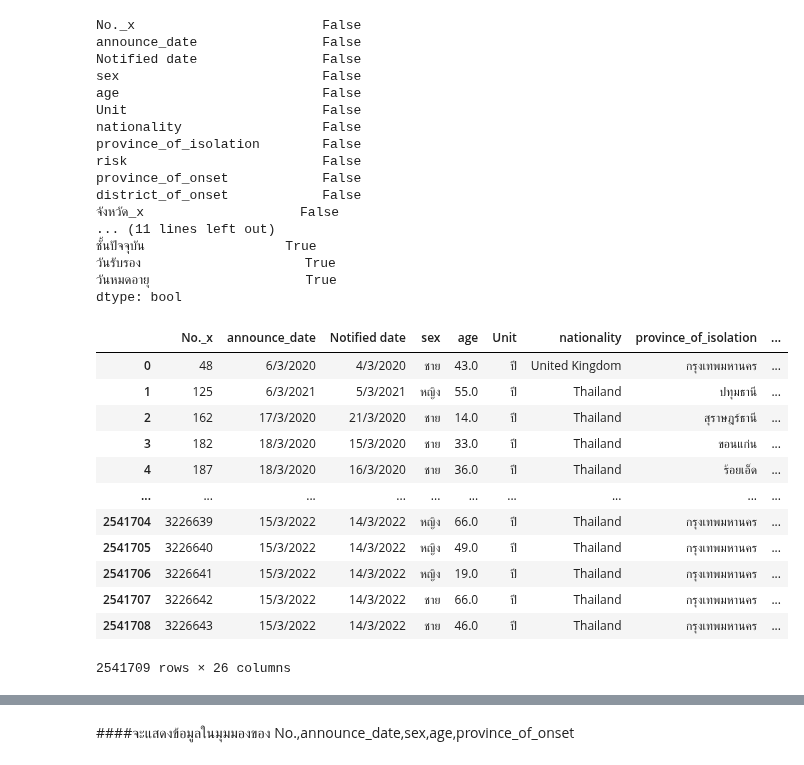
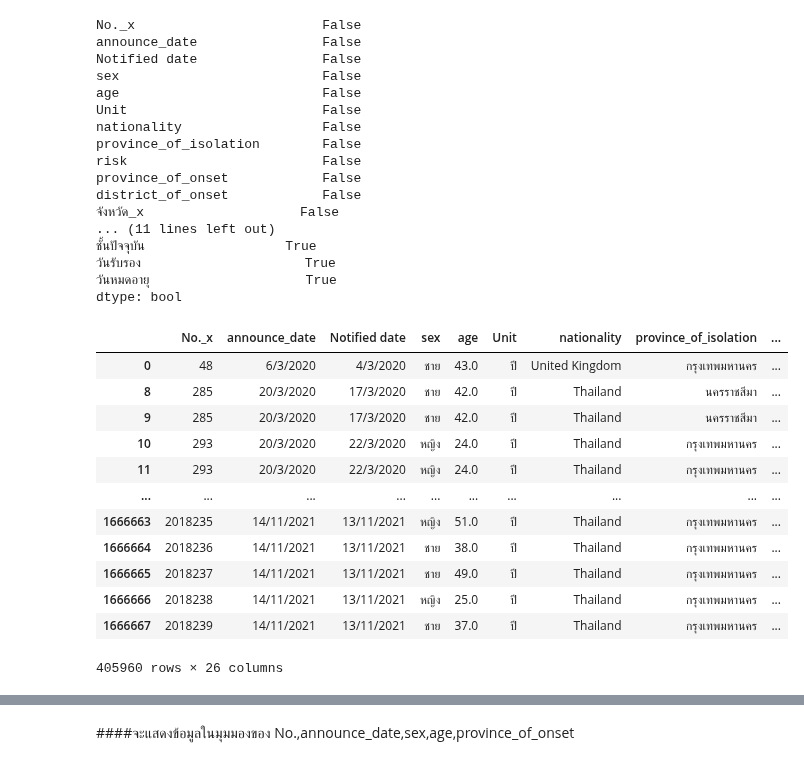
Before and after one commit to sskboonmee/data_viz_2022, a Jupyter notebook: Project_Dataviz.ipynb, the cells around one changed output, grey strips where cells are left out. Cells and saved outputs as stored; diff of their text form; code cells hidden in the pictures.

```diff
--- a/Project_Dataviz.ipynb
+++ b/Project_Dataviz.ipynb
@@ -582,7 +582,7 @@ dtype: bool
 # %% [markdown]
 รวม 3 ตาราง ข้อมูล covid,ภูมิภาค และอมูลสถิติการรับรองและสถานะการรับรองของสถานพยาบาลตามมาตรฐาน HA ขั้น 1-3 และ Advanced-HA
 # %%
-data_total2 = data_total1_drop.merge(data_5re.drop,how='left',left_on='announce_date',right_on='วันหมดอายุ')
+data_total2 = data_total1_drop.merge(data_5re.drop,how='left',left_on='announce_date',right_on='วันรับรอง')
 data_total2
 # %% [output]
 |  | No._x | announce_date | Notified date | sex | age | Unit | nationality | province_of_isolation | ... |
@@ -618,21 +618,21 @@ district_of_onset            False
 วันรับรอง                     True
 วันหมดอายุ                    True
 dtype: bool
-# %%
-data_total3 = data_total1_drop.merge(data_5re.drop,how='left',left_on='announce_date',right_on='วันรับรอง')
-data_total3
-# %% [output]
-|  | No._x | announce_date | Notified date | sex | age | Unit | nationality | province_of_isolation | ... |
-| 0 | 48 | 6/3/2020 | 4/3/2020 | ชาย | 43.0 | ปี | United Kingdom | กรุงเทพมหานคร | ... |
-| 1 | 125 | 6/3/2021 | 5/3/2021 | หญิง | 55.0 | ปี | Thailand | ปทุมธานี | ... |
-| 2 | 162 | 17/3/2020 | 21/3/2020 | ชาย | 14.0 | ปี | Thailand | สุราษฎร์ธานี | ... |
-| 3 | 182 | 18/3/2020 | 15/3/2020 | ชาย | 33.0 | ปี | Thailand | ขอนแก่น | ... |
-| 4 | 187 | 18/3/2020 | 16/3/2020 | ชาย | 36.0 | ปี | Thailand | ร้อยเอ็ด | ... |
-| ... | ... | ... | ... | ... | ... | ... | ... | ... | ... |
-| 2541704 | 3226639 | 15/3/2022 | 14/3/2022 | หญิง | 66.0 | ปี | Thailand | กรุงเทพมหานคร | ... |
-| 2541705 | 3226640 | 15/3/2022 | 14/3/2022 | หญิง | 49.0 | ปี | Thailand | กรุงเทพมหานคร | ... |
-| 2541706 | 3226641 | 15/3/2022 | 14/3/2022 | หญิง | 19.0 | ปี | Thailand | กรุงเทพมหานคร | ... |
-| 2541707 | 3226642 | 15/3/2022 | 14/3/2022 | ชาย | 66.0 | ปี | Thailand | กรุงเทพมหานคร | ... |
-| 2541708 | 3226643 | 15/3/2022 | 14/3/2022 | ชาย | 46.0 | ปี | Thailand | กรุงเทพมหานคร | ... |
-2541709 rows × 26 columns
+# %%
+data_total2_drop = data_total2.dropna
+data_total2_drop()
+# %% [output]
+|  | No._x | announce_date | Notified date | sex | age | Unit | nationality | province_of_isolation | ... |
+| 0 | 48 | 6/3/2020 | 4/3/2020 | ชาย | 43.0 | ปี | United Kingdom | กรุงเทพมหานคร | ... |
+| 8 | 285 | 20/3/2020 | 17/3/2020 | ชาย | 42.0 | ปี | Thailand | นครราชสีมา | ... |
+| 9 | 285 | 20/3/2020 | 17/3/2020 | ชาย | 42.0 | ปี | Thailand | นครราชสีมา | ... |
+| 10 | 293 | 20/3/2020 | 22/3/2020 | หญิง | 24.0 | ปี | Thailand | กรุงเทพมหานคร | ... |
+| 11 | 293 | 20/3/2020 | 22/3/2020 | หญิง | 24.0 | ปี | Thailand | กรุงเทพมหานคร | ... |
+| ... | ... | ... | ... | ... | ... | ... | ... | ... | ... |
+| 1666663 | 2018235 | 14/11/2021 | 13/11/2021 | หญิง | 51.0 | ปี | Thailand | กรุงเทพมหานคร | ... |
+| 1666664 | 2018236 | 14/11/2021 | 13/11/2021 | ชาย | 38.0 | ปี | Thailand | กรุงเทพมหานคร | ... |
+| 1666665 | 2018237 | 14/11/2021 | 13/11/2021 | ชาย | 49.0 | ปี | Thailand | กรุงเทพมหานคร | ... |
+| 1666666 | 2018238 | 14/11/2021 | 13/11/2021 | หญิง | 25.0 | ปี | Thailand | กรุงเทพมหานคร | ... |
+| 1666667 | 2018239 | 14/11/2021 | 13/11/2021 | ชาย | 37.0 | ปี | Thailand | กรุงเทพมหานคร | ... |
+405960 rows × 26 columns
 # %%
```
Also changed, not shown: parts of 2 cells of this notebook.
